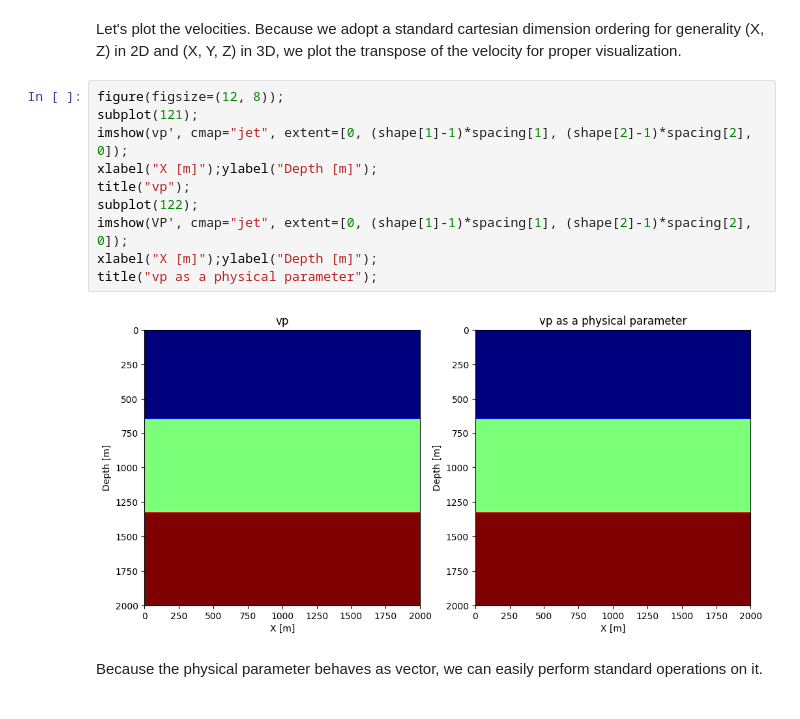
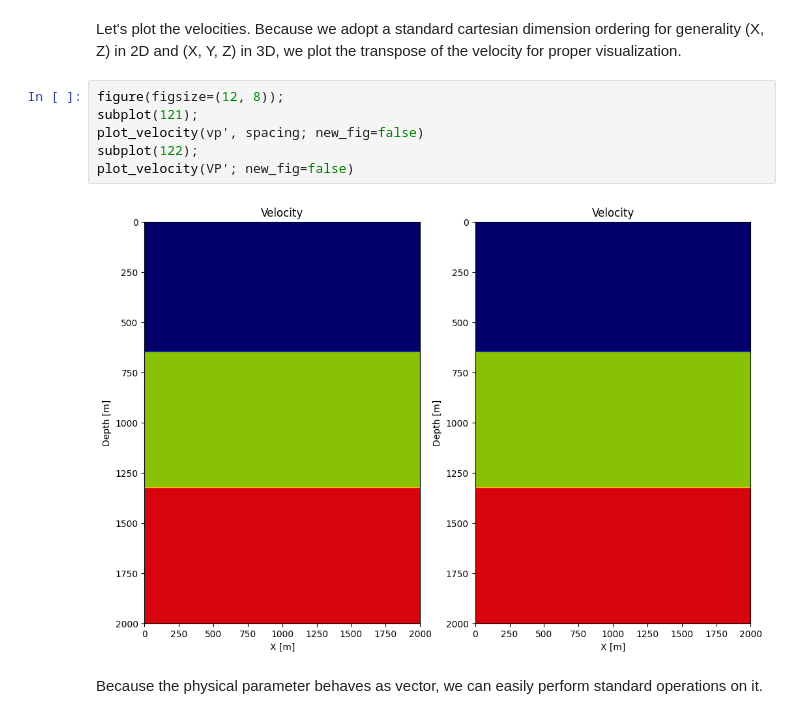
Before and after one commit to slimgroup/SLIMTutorials, a Jupyter notebook: 00_intro_JUDI.ipynb, the cells around one changed output. Drawn from its saved outputs; the diff is of its cells as text.

```diff
--- a/00_intro_JUDI.ipynb
+++ b/00_intro_JUDI.ipynb
@@ -56,18 +56,14 @@ vp[:, 134:end] .= 2.5f0
 VP = PhysicalParameter(vp, spacing, origin);
 # %% [markdown]
 Let's plot the velocities. Because we adopt a standard cartesian dimension ordering for generality (X, Z) in 2D and (X, Y, Z) in 3D, we plot the transpose of the velocity for proper visualization.
-# %%
-figure(figsize=(12, 8));
-subplot(121);
-imshow(vp', cmap="jet", extent=[0, (shape[1]-1)*spacing[1], (shape[2]-1)*spacing[2], 0]);
-xlabel("X [m]");ylabel("Depth [m]");
-title("vp");
-subplot(122);
-imshow(VP', cmap="jet", extent=[0, (shape[1]-1)*spacing[1], (shape[2]-1)*spacing[2], 0]);
-xlabel("X [m]");ylabel("Depth [m]");
-title("vp as a physical parameter");
-# %% [output]
-[figure, removed]
+# %%
+figure(figsize=(12, 8));
+subplot(121);
+plot_velocity(vp', spacing; new_fig=false)
+subplot(122);
+plot_velocity(VP'; new_fig=false)
+# %% [output]
+[figure, added]
 # %% [markdown]
 Because the physical parameter behaves as vector, we can easily perform standard operations on it.
 # %%
```
Also changed, not shown: parts of 12 cells of this notebook.
